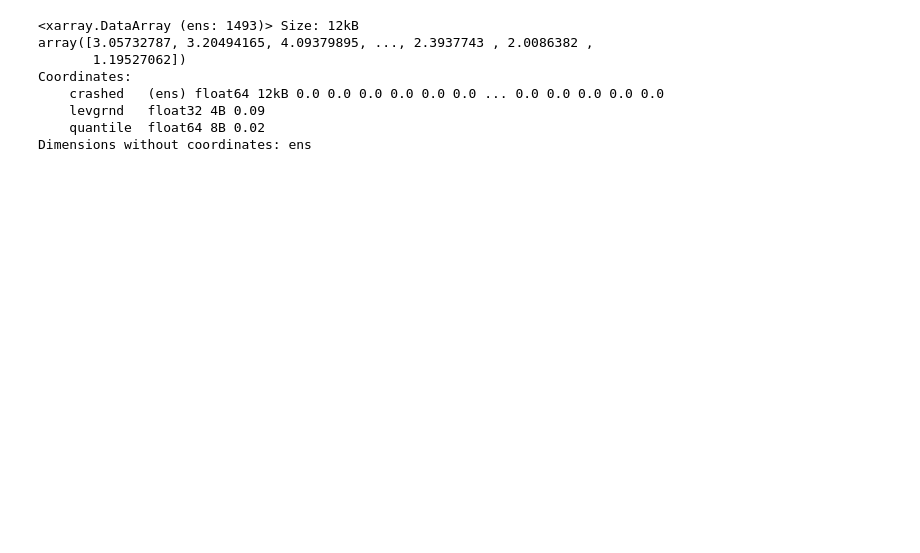
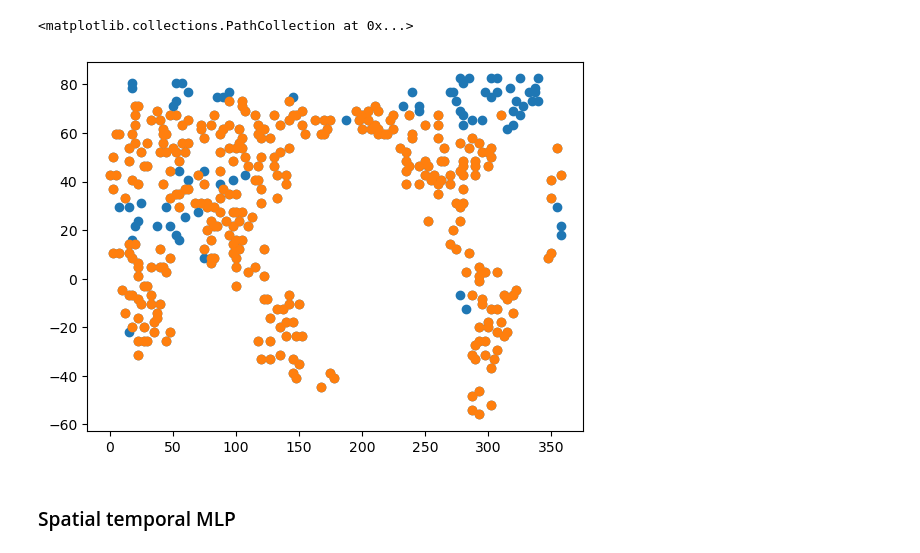
Before and after one commit to s-aranwrap/leap-carbon-ppe, a Jupyter notebook: Example.ipynb, the cells around one changed output. Saved outputs shown, nothing was run; the diff lists cells and outputs as text; code cells hidden in the pictures; blank space fills up the shorter version.

```diff
--- a/Example.ipynb
+++ b/Example.ipynb
@@ -37,14 +60,11 @@ ppe_params = pd.read_csv('/glade/derecho/scratch/linnia/leap-reu-mf-2025/ctsm6lh
 # %%
 da = ds.TLAI_gridded_amean.sel(year=slice(2000,2020)).mean(dim='year')
 lai_global = global_mean(da)
-# %%
-lai_global
-# %% [output]
-<xarray.DataArray (ens: 1493)> Size: 12kB
-array([3.05732787, 3.20494165, 4.09379895, ..., 2.3937743 , 2.0086382 ,
-       1.19527062])
-Coordinates:
-    crashed   (ens) float64 12kB 0.0 0.0 0.0 0.0 0.0 0.0 ... 0.0 0.0 0.0 0.0 0.0
-    levgrnd   float32 4B 0.09
-    quantile  float64 8B 0.02
-Dimensions without coordinates: ens
+# %%
+plt.scatter(ds.grid1d_lon,ds.grid1d_lat)
+plt.scatter(ds.grid1d_lon.sel(gridcell=grid_ix),ds.grid1d_lat.sel(gridcell=grid_ix))
+# %% [output]
+<matplotlib.collections.PathCollection at 0x...>
+[figure, added]
+# %% [markdown]
+### Spatial temporal MLP
```
Also changed, not shown: parts of 15 cells of this notebook.
